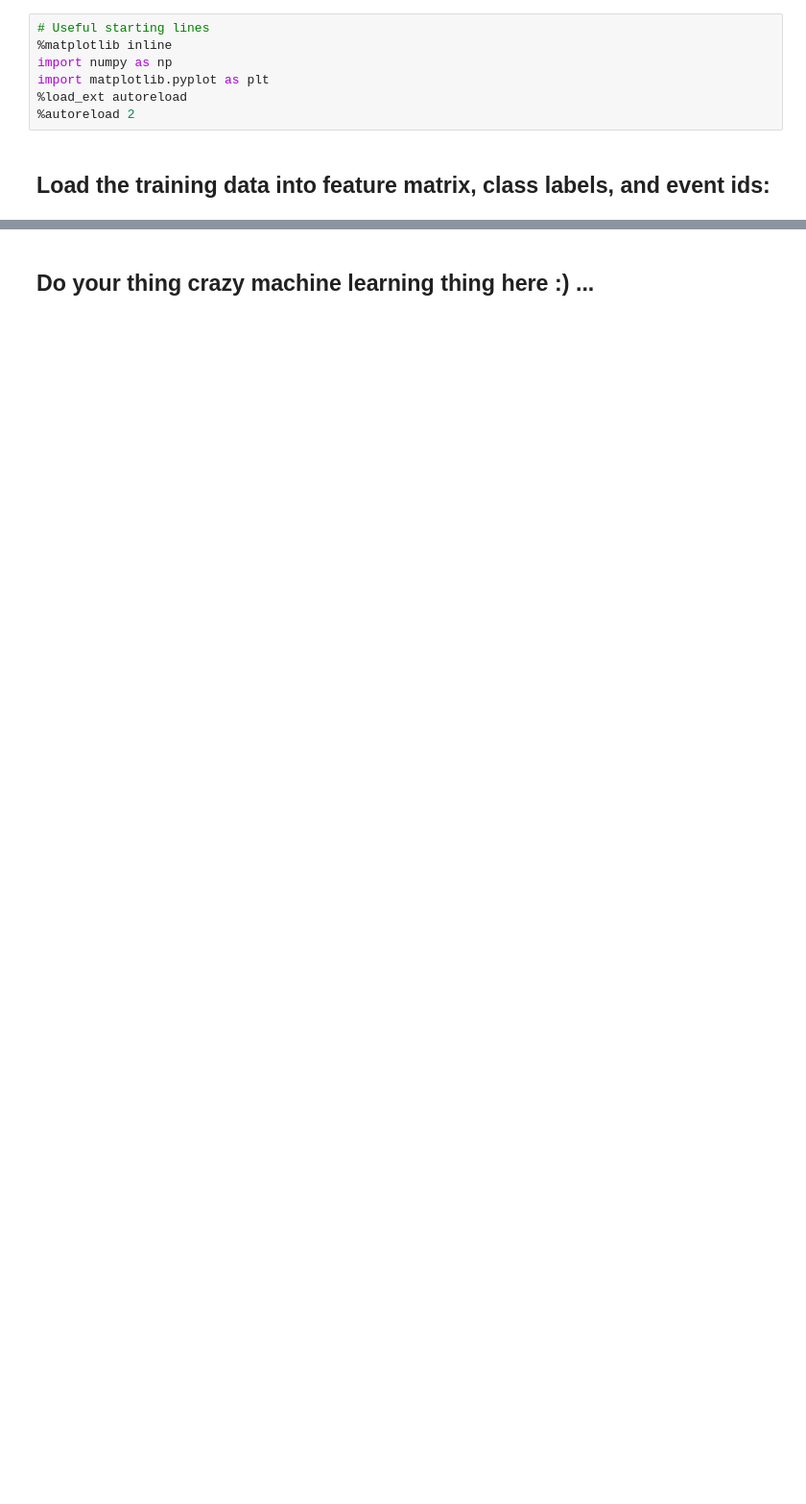
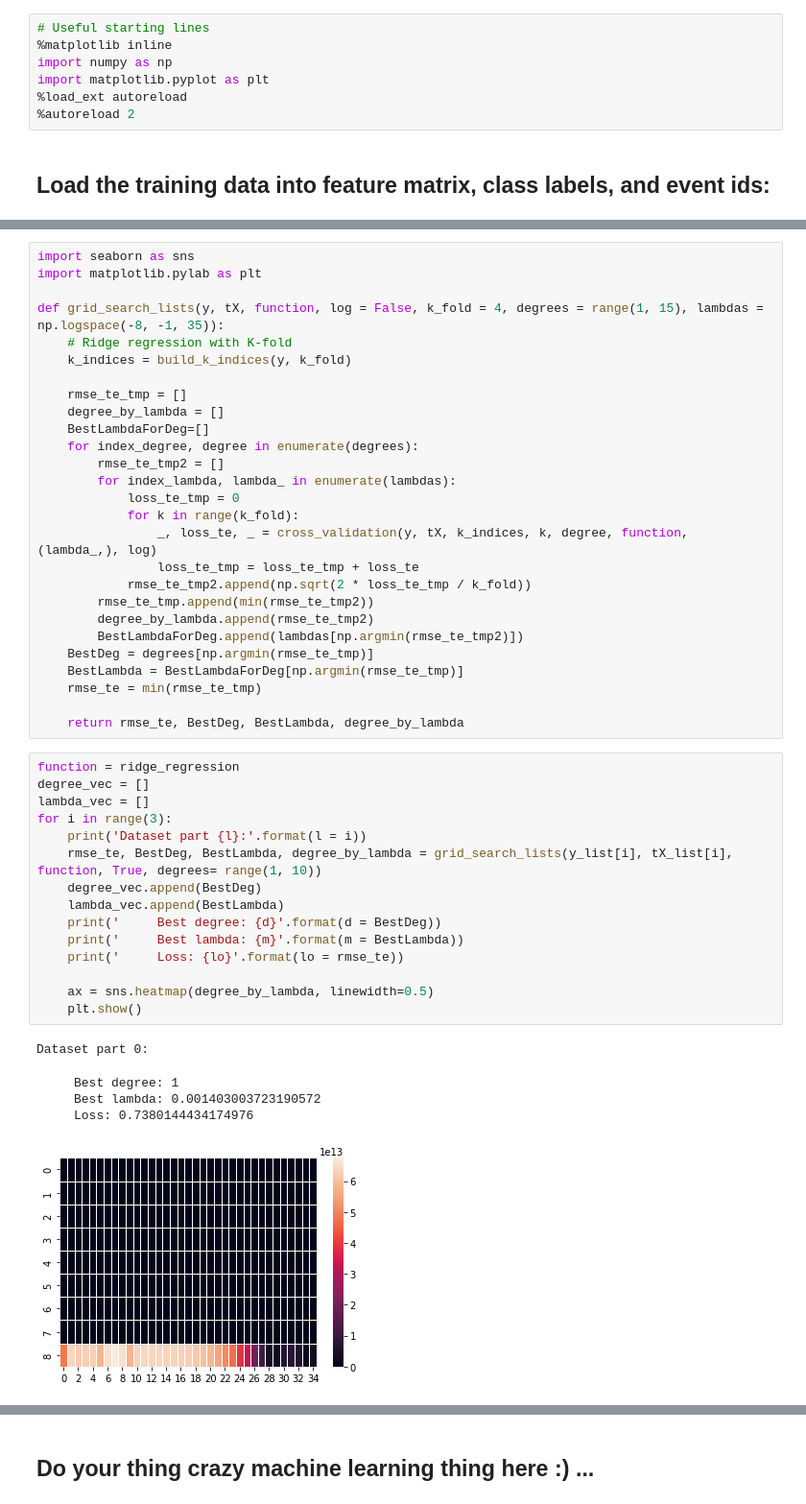
Before and after one commit to CS-433/ml-project-1-pml, a Jupyter notebook: scripts/project1_carlito.ipynb, the cells around one changed output, grey strips where cells are left out. Shown at 96% size. Drawn from its saved outputs; the diff is of its cells as text; blank space fills up the shorter version.

Commit message:
Graphs

```diff
--- a/scripts/project1_carlito.ipynb
+++ b/scripts/project1_carlito.ipynb
@@ -19,0 +25,48 @@ tX_list, ids_list, y_list = separate_dataset(tX, ids, y)
+# %%
+import seaborn as sns
+import matplotlib.pylab as plt
+
+def grid_search_lists(y, tX, function, log = False, k_fold = 4, degrees = range(1, 15), lambdas = np.logspace(-8, -1, 35)):
+    # Ridge regression with K-fold
+    k_indices = build_k_indices(y, k_fold)
+
+    rmse_te_tmp = []
+    degree_by_lambda = []
+    BestLambdaForDeg=[]
+    for index_degree, degree in enumerate(degrees):
+        rmse_te_tmp2 = []
+        for index_lambda, lambda_ in enumerate(lambdas):
+            loss_te_tmp = 0
+            for k in range(k_fold):
+                _, loss_te, _ = cross_validation(y, tX, k_indices, k, degree, function, (lambda_,), log)
+                loss_te_tmp = loss_te_tmp + loss_te
+            rmse_te_tmp2.append(np.sqrt(2 * loss_te_tmp / k_fold))
+        rmse_te_tmp.append(min(rmse_te_tmp2))
+        degree_by_lambda.append(rmse_te_tmp2)
+        BestLambdaForDeg.append(lambdas[np.argmin(rmse_te_tmp2)])
+    BestDeg = degrees[np.argmin(rmse_te_tmp)]
+    BestLambda = BestLambdaForDeg[np.argmin(rmse_te_tmp)]
+    rmse_te = min(rmse_te_tmp)
+
+    return rmse_te, BestDeg, BestLambda, degree_by_lambda
+# %%
+function = ridge_regression
+degree_vec = []
+lambda_vec = []
+for i in range(3):
+    print('Dataset part {l}:'.format(l = i))
+    rmse_te, BestDeg, BestLambda, degree_by_lambda = grid_search_lists(y_list[i], tX_list[i], function, True, degrees= range(1, 10))
+    degree_vec.append(BestDeg)
+    lambda_vec.append(BestLambda)
+    print('     Best degree: {d}'.format(d = BestDeg))
+    print('     Best lambda: {m}'.format(m = BestLambda))
+    print('     Loss: {lo}'.format(lo = rmse_te))
+
+    ax = sns.heatmap(degree_by_lambda, linewidth=0.5)
+    plt.show()
+# %% [output]
+Dataset part 0:
+     Best degree: 1
+     Best lambda: 0.001403003723190572
+     Loss: 0.7380144434174976
+[figure, added]
```
Also changed, not shown: parts of 27 cells of this notebook.
